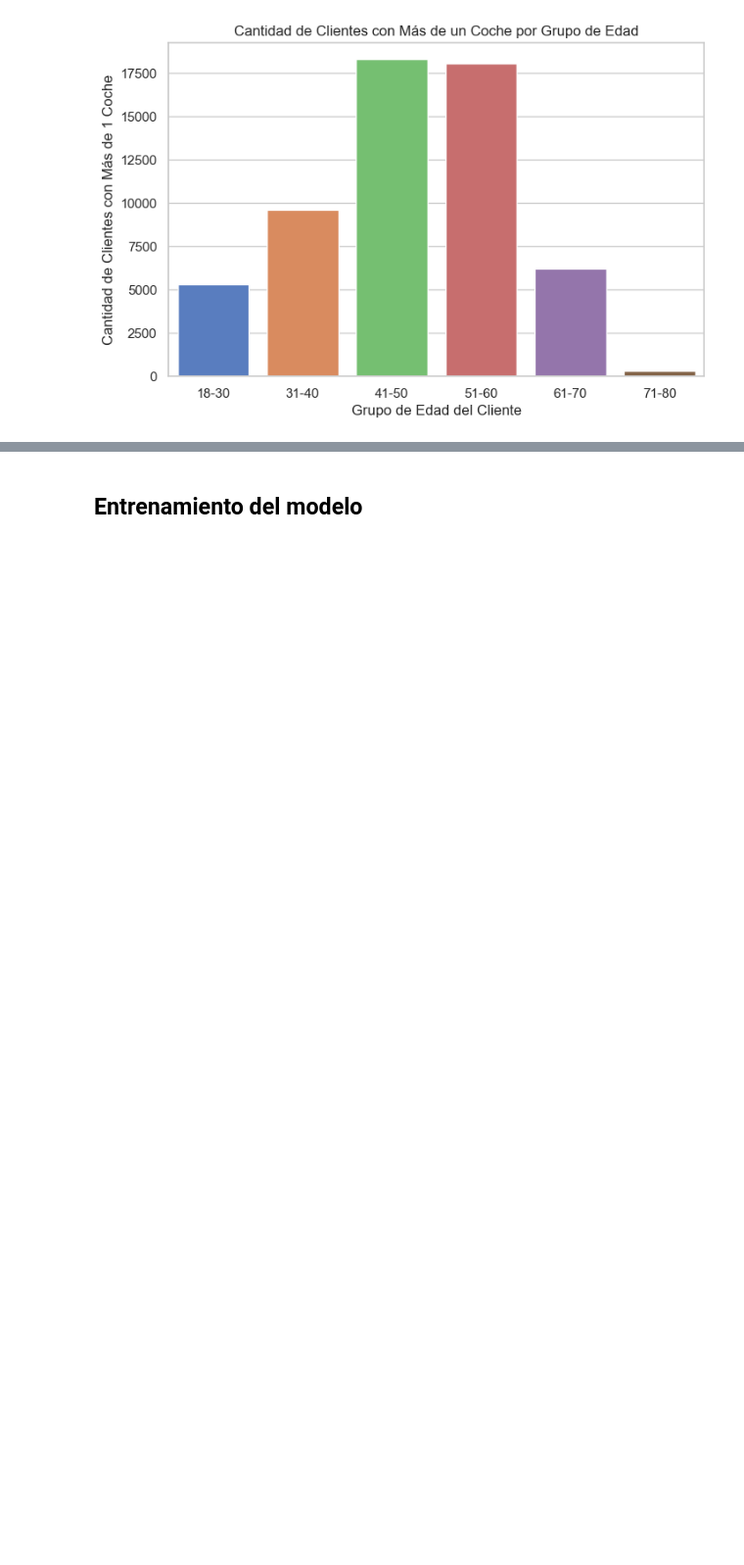
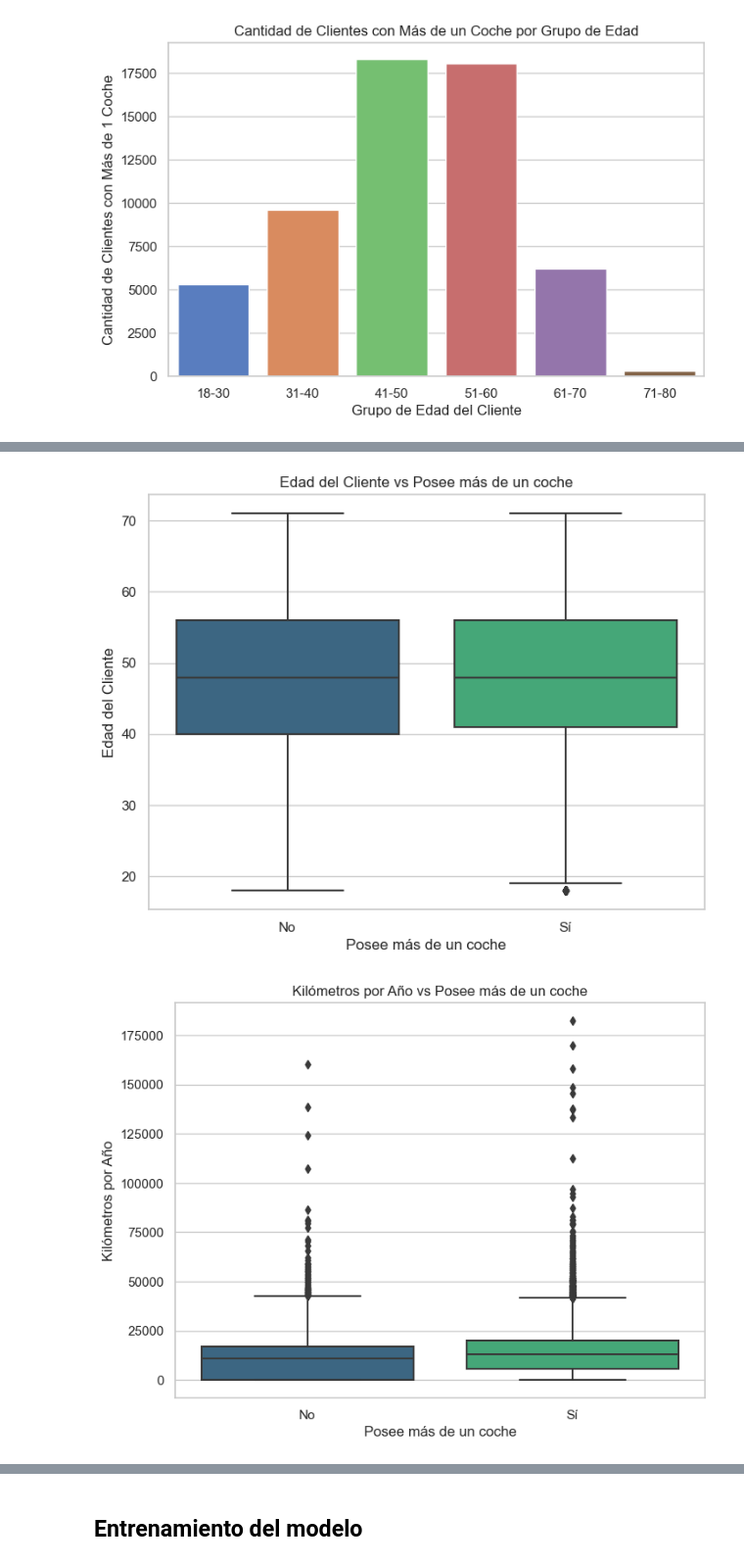
Before and after one commit to Jacobo24/Proyectos_IA, a Jupyter notebook: IA_PROPENSITY_TRAIN.ipynb, the cells around one changed output, grey strips where cells are left out. Shown at 98% size. Saved outputs shown, nothing was run; the diff lists cells and outputs as text; code cells hidden in the pictures; blank space fills up the shorter version.

```diff
--- a/IA_PROPENSITY_TRAIN.ipynb
+++ b/IA_PROPENSITY_TRAIN.ipynb
@@ -135,0 +154,30 @@ plt.show()
+# %%
+# Boxplot de 'Edad_Cliente' vs 'Mas_1_coche'
+plt.figure(figsize=(8, 6))
+sns.boxplot(data=df, x='Mas_1_coche', y='Edad_Cliente', palette='viridis')
+plt.title('Edad del Cliente vs Posee más de un coche')
+plt.xlabel('Posee más de un coche')
+plt.ylabel('Edad del Cliente')
+plt.xticks([0, 1], ['No', 'Sí'])
+plt.show()
+
+# Boxplot de 'km_anno' vs 'Mas_1_coche'
+plt.figure(figsize=(8, 6))
+sns.boxplot(data=df, x='Mas_1_coche', y='km_anno', palette='viridis')
+plt.title('Kilómetros por Año vs Posee más de un coche')
+plt.xlabel('Posee más de un coche')
+plt.ylabel('Kilómetros por Año')
+plt.xticks([0, 1], ['No', 'Sí'])
+plt.show()
+
+# Boxplot de 'COSTE_VENTA' vs 'Mas_1_coche'
+plt.figure(figsize=(8, 6))
+sns.boxplot(data=df, x='Mas_1_coche', y='COSTE_VENTA', palette='viridis')
+plt.title('Coste de Venta vs Posee más de un coche')
+plt.xlabel('Posee más de un coche')
+plt.ylabel('Coste de Venta')
+plt.xticks([0, 1], ['No', 'Sí'])
+plt.show()
+# %% [output]
+[figure, added]
+[figure, added]
```
Also changed, not shown: parts of 15 cells of this notebook.
